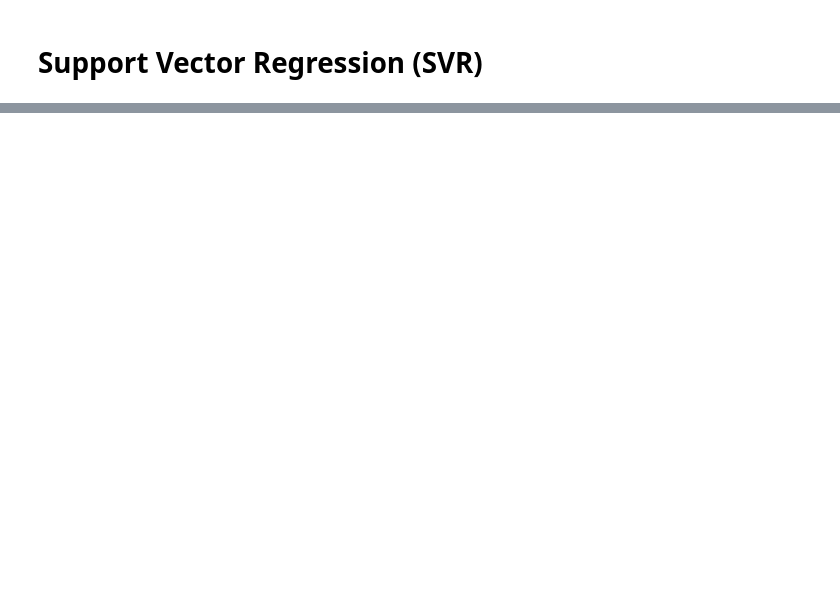
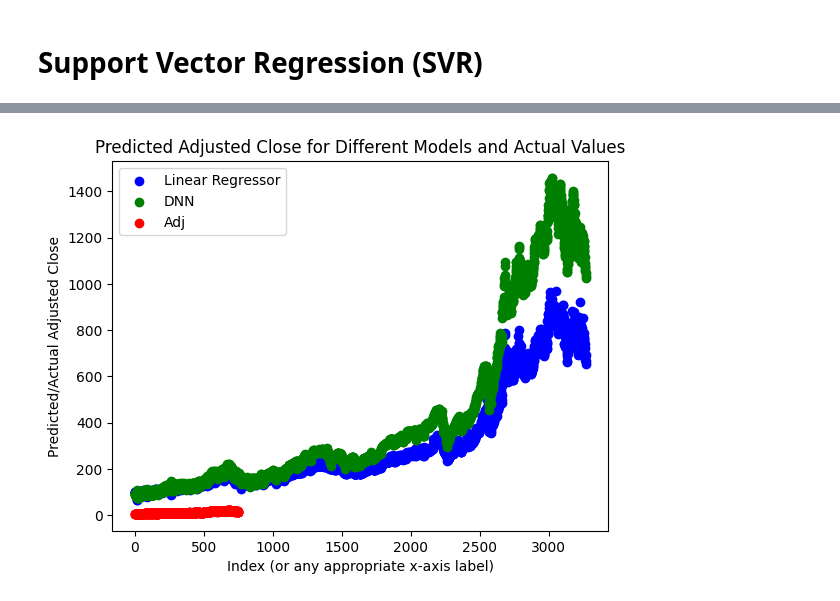
Before and after one commit to EliMartian/aapl_stock, a Jupyter notebook: aapl_stock_research.ipynb, the cells around one changed output, grey strips where cells are left out. Drawn from its saved outputs; the diff is of its cells as text; code cells hidden in the pictures; blank space fills up the shorter version.

Commit message:
added dnn, not sure if predicting covid as future

```diff
--- a/aapl_stock_research.ipynb
+++ b/aapl_stock_research.ipynb
@@ -735,15 +735,12 @@ results_df = pd.DataFrame({'Predicted': predictions, 'Actual': y_test})
 results_tuples = list(zip(predictions, y_test))
 
 predictions_total = linear_regression_model.predict(X_total_scaled)
-results_total_df = pd.DataFrame({'Predicted': predictions_total})
-print("Generating total predictions data: ")
-print("Results tuples list:")
-print(len(results_total_df))
-print(results_total_df)
+results_total_df_lr = pd.DataFrame({'Predicted': predictions_total})
 
-print("incoming results for looop")
-for i in range(len(predictions_total)):
-  print(predictions_total[i])
+
+# print("incoming results for looop")
+# for i in range(len(predictions_total)):
+#   print(predictions_total[i])
 
 print(f"Overall size of predictions for a decade out: {len(results_df)}")
 
@@ -761,7 +758,7 @@ print(f"Mean Squared Error (adj price in dollars amount off): {mse}")
 # below is an example value of a non-earnings day sequence provided as an example (2012-02-14)
 # custom_values = np.array([[18.023571,18.198570,17.928572,18.195000,460398400,0]])
 
-custom_values = np.array([[59.687500,59.977501,59.180000,59.977501,23753600,0]])
+custom_values = np.array([[66.945000,68.139999,66.830002,67.864998,137310400,0]])
 
 
 # This would be the date (2022-02-14)
@@ -1687,0 +1786,27 @@ Accuracy of Custom Prediction:
+# %%
+# Plot only Model 1 predictions
+plt.scatter(results_total_df_lr.index, results_total_df_lr['Predicted'], color='blue', label='Linear Regressor')
+
+# Plot only Model 2 predictions
+plt.scatter(results_total_df_dnn.index, results_total_df_dnn['Predicted'], color='green', label='DNN')
+
+# Plot actual values
+df_aapl = pd.read_csv('AAPL.csv')
+
+# Assign the target adj close (what we are trying to predict)
+# to be the subsequent row's adjusted close on the following day
+df_aapl['Target Adj Close'] = df_aapl['Adj Close'].shift(-2520)
+
+# Drop the last row to handle NaN values created by the shift
+df_aapl_non = df_aapl.dropna()
+
+# Plot only Model 2 predictions
+plt.scatter(df_aapl_non.index, df_aapl_non['Adj Close'], color='red', label='Adj')
+
+plt.xlabel('Index (or any appropriate x-axis label)')
+plt.ylabel('Predicted/Actual Adjusted Close')
+plt.title('Predicted Adjusted Close for Different Models and Actual Values')
+plt.legend()
+plt.show()
+# %% [output]
+[figure, added]
```
Also changed, not shown: parts of 16 cells of this notebook, 1 other file.
